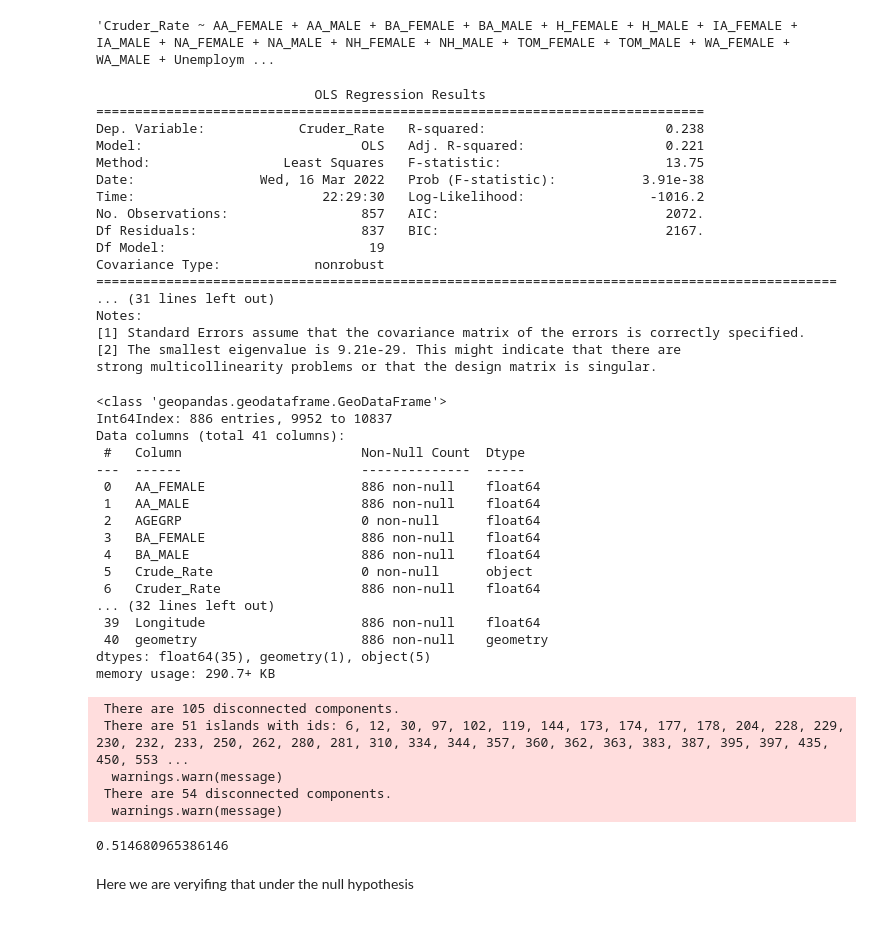
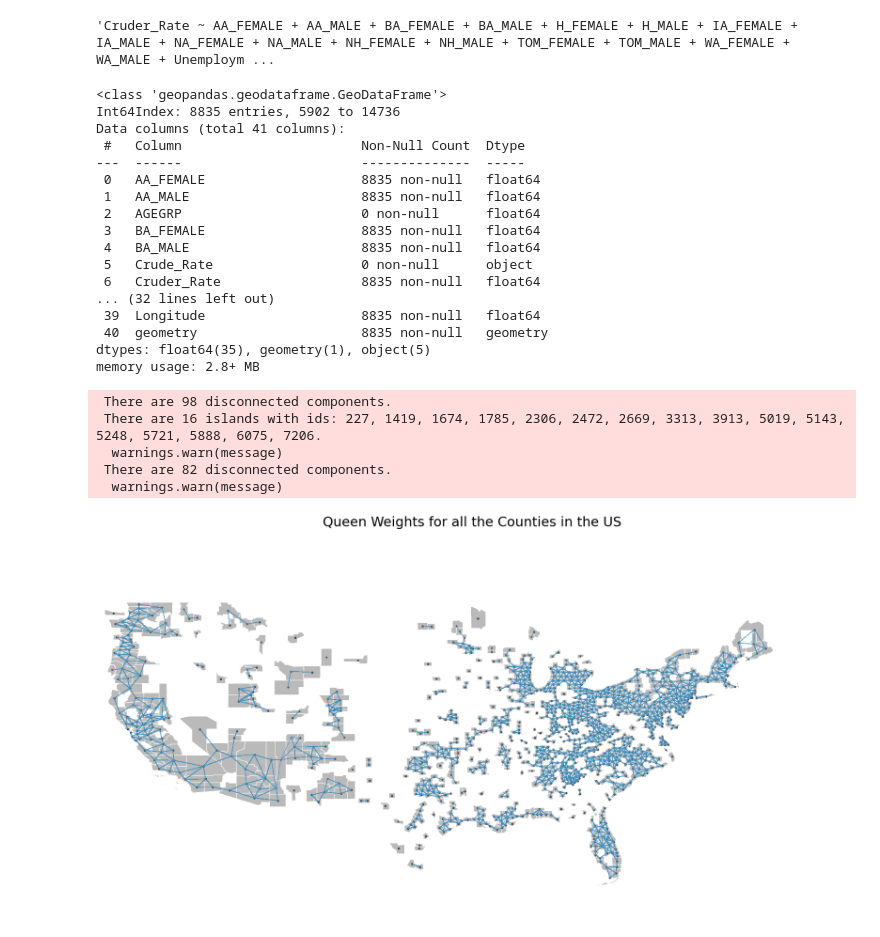
Before and after one commit to rhiannz/drugs, a Jupyter notebook: Data/Moran's I.ipynb, the cells around one changed output. Cells and saved outputs as stored; diff of their text form; code cells hidden in the pictures.

```diff
--- a/Data/Moran's I.ipynb
+++ b/Data/Moran's I.ipynb
@@ -109,7 +109,7 @@ Unemployment_rate + Dispense_rate + Incarceration_Rate_per_100k + PovertyPercent
 # %% [output]
 'Cruder_Rate ~ AA_FEMALE + AA_MALE + BA_FEMALE + BA_MALE + H_FEMALE + H_MALE + IA_FEMALE + IA_MALE + NA_FEMALE + NA_MALE + NH_FEMALE + NH_MALE + TOM_FEMALE + TOM_MALE + WA_FEMALE + WA_MALE + Unemploym ...
 # %%
-stzd_geogon15 = stzd_geogon[stzd_geogon['Year'] == 2015]
+stzd_geogon15 = stzd_geogon[(stzd_geogon['Year'] >= 2010) & (stzd_geogon['Year'] <= 2019)]
 
 y, X = dmatrices("Cruder_Rate ~ AA_FEMALE + AA_MALE + BA_FEMALE + BA_MALE + \
 H_FEMALE + H_MALE + IA_FEMALE + IA_MALE + NA_FEMALE + NA_MALE + NH_FEMALE + NH_MALE + \
@@ -121,67 +121,54 @@ res = mod.fit()
 residuals = res.resid
 predicted = res.fittedvalues
 observed = y
-print(res.summary())
-# %% [output]
-                            OLS Regression Results
-==============================================================================
-Dep. Variable:            Cruder_Rate   R-squared:                       0.238
-Model:                            OLS   Adj. R-squared:                  0.221
-Method:                 Least Squares   F-statistic:                     13.75
-Date:                Wed, 16 Mar 2022   Prob (F-statistic):           3.91e-38
-Time:                        22:29:30   Log-Likelihood:                -1016.2
-No. Observations:                 857   AIC:                             2072.
-Df Residuals:                     837   BIC:                             2167.
-Df Model:                          19
-Covariance Type:            nonrobust
-===============================================================================================
-... (31 lines left out)
-Notes:
-[1] Standard Errors assume that the covariance matrix of the errors is correctly specified.
-[2] The smallest eigenvalue is 9.21e-29. This might indicate that there are
-strong multicollinearity problems or that the design matrix is singular.
 # %%
 stzd_geogon15.info()
 # %% [output]
 <class 'geopandas.geodataframe.GeoDataFrame'>
-Int64Index: 886 entries, 9952 to 10837
+Int64Index: 8835 entries, 5902 to 14736
 Data columns (total 41 columns):
  #   Column                       Non-Null Count  Dtype
 ---  ------                       --------------  -----
- 0   AA_FEMALE                    886 non-null    float64
- 1   AA_MALE                      886 non-null    float64
+ 0   AA_FEMALE                    8835 non-null   float64
+ 1   AA_MALE                      8835 non-null   float64
  2   AGEGRP                       0 non-null      float64
- 3   BA_FEMALE                    886 non-null    float64
- 4   BA_MALE                      886 non-null    float64
+ 3   BA_FEMALE                    8835 non-null   float64
+ 4   BA_MALE                      8835 non-null   float64
  5   Crude_Rate                   0 non-null      object
- 6   Cruder_Rate                  886 non-null    float64
+ 6   Cruder_Rate                  8835 non-null   float64
 ... (32 lines left out)
- 39  Longitude                    886 non-null    float64
- 40  geometry                     886 non-null    geometry
+ 39  Longitude                    8835 non-null   float64
+ 40  geometry                     8835 non-null   geometry
 dtypes: float64(35), geometry(1), object(5)
-memory usage: 290.7+ KB
+memory usage: 2.8+ MB
 # %%
 #Now that we have the model we will calculate Morrison I !!
 # we pull out the counties
 
-# stzd_geogon15 = stzd_geogon15.drop(['AGEGRP', 'Crude_Rate', 'SUMLEV'], axis = 1)
-# stzd_geogon15 = stzd_geogon15.dropna()
+stzd_geogon15 = stzd_geogon15.drop(['AGEGRP', 'Crude_Rate', 'SUMLEV'], axis = 1)
+stzd_geogon15 = stzd_geogon15.dropna()
 stzd_geogon15 = stzd_geogon15.reset_index(drop = True)
 w = Queen.from_dataframe(stzd_geogon15)
 
 stzd_geogon15_2 = stzd_geogon15.drop(w.islands)
 w2 = Queen.from_dataframe(stzd_geogon15_2)
 
-y2 = y.reset_index(drop = True)
-y3 = y2.drop(w.islands)
-moran = esda.Moran(y3, w2)
-moran.I
+#subset to just get it for west virgina
+
+
+
+plot_spatial_weights(w, stzd_geogon15, figsize = (30, 30))
+plt.title
+plt.xlim([-125.17, -60.774])
+plt.ylim([21.913, 55.3525])
+plt.title('Queen Weights for all the Counties in the US', fontsize = 30)
+plt.show()
+
+#put another plot underneath this one for just west. virginia
 # %% [output]
- There are 105 disconnected components.
- There are 51 islands with ids: 6, 12, 30, 97, 102, 119, 144, 173, 174, 177, 178, 204, 228, 229, 230, 232, 233, 250, 262, 280, 281, 310, 334, 344, 357, 360, 362, 363, 383, 387, 395, 397, 435, 450, 553 ...
+ There are 98 disconnected components.
+ There are 16 islands with ids: 227, 1419, 1674, 1785, 2306, 2472, 2669, 3313, 3913, 5019, 5143, 5248, 5721, 5888, 6075, 7206.
   warnings.warn(message)
- There are 54 disconnected components.
+ There are 82 disconnected components.
   warnings.warn(message)
-0.514680965386146
+[figure, added]
-# %% [markdown]
-Here we are veryifing that under the null hypothesis
```
Also changed, not shown: parts of 12 cells of this notebook, 2 other files.
